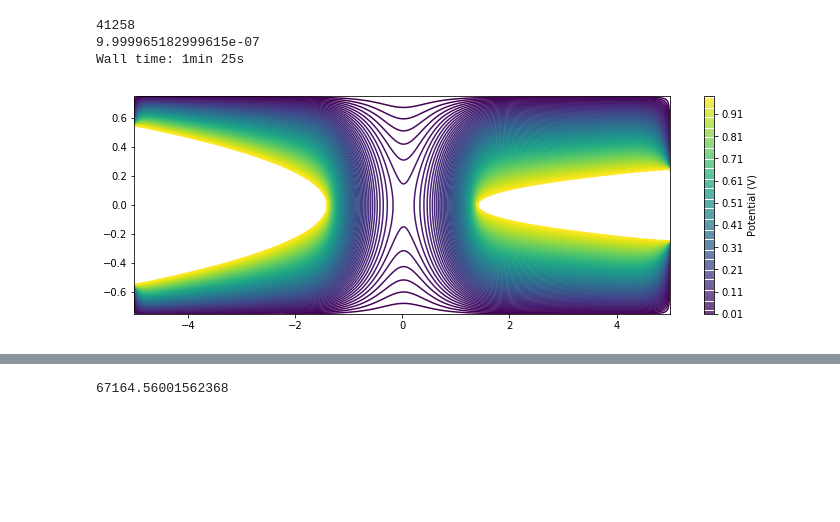
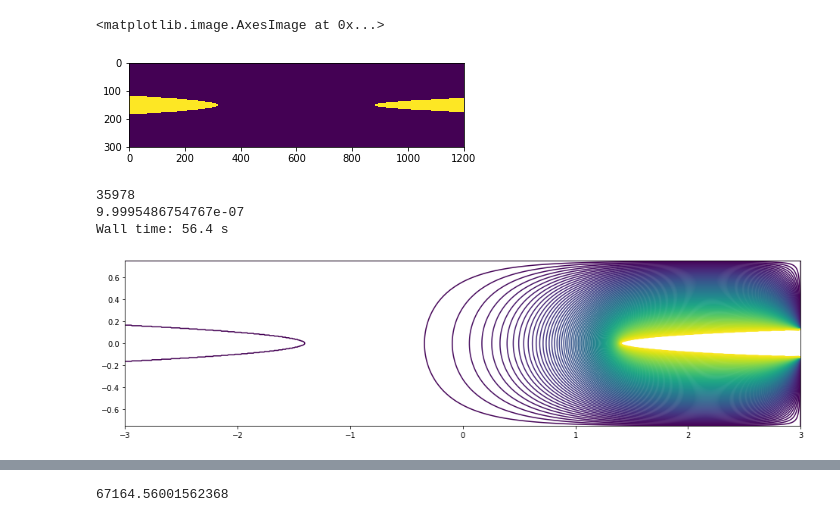
Before and after one commit to QITI/Needle_electrodes_for_ion_traps, a Jupyter notebook: data_analysis/needle_potential_simulation .ipynb, the cells around one changed output, grey strips where cells are left out. Saved outputs shown, nothing was run; the diff lists cells and outputs as text; code cells hidden in the pictures; blank space fills up the shorter version.

```diff
--- a/data_analysis/needle_potential_simulation .ipynb
+++ b/data_analysis/needle_potential_simulation .ipynb
@@ -289,17 +98,0 @@ plt.show()
-# %%
-%%time
-needle_parabolic_asym = draw_parabolic_asym(X,Y,needle_spacing,diameter,0.6)
-grid_points_parabolic_asym = set_grid_points(needle_parabolic_asym)
-parabolic_solved_asym = fast_numb_solve_test(needle_parabolic_asym,grid_points_parabolic_asym,100000,1e-6)
-# %% [output]
-41258
-9.999965182999615e-07
-Wall time: 1min 25s
-# %%
-fig = plt.figure(figsize = (12,4))
-ax1 = fig.add_subplot(111)
-cs = ax1.contour(X,Y,parabolic_solved_asym,100)
-plt.colorbar(cs).set_label('Potential (V)')
-plt.show()
-# %% [output]
-[figure, removed]
@@ -305,0 +165,9 @@ plt.show()
+# %%
+diameter1 = 0.251 #for needle 8 from data
+diameter2 = 0.336 # for needle 7 from data
+image_for_grid_points = draw_parabolic_single(X,Y,needle_spacing,diameter1) \
+                        + np.flip(draw_parabolic_single(X,Y,needle_spacing,diameter2))
+plt.imshow(image_for_grid_points)
+# %% [output]
+<matplotlib.image.AxesImage at 0x...>
+[figure, added]
@@ -305,0 +178,14 @@ plt.show()
+# %%
+%%time
+needle_1_solved = fast_numb_solve_test(needle_1,grid_points,100000,1e-6)
+# %% [output]
+35978
+9.9995486754767e-07
+Wall time: 56.4 s
+# %%
+fig = plt.figure(figsize = (16,4))
+ax1 = fig.add_subplot(111)
+ax1.contour(X,Y,needle_1_solved,100)
+plt.show()
+# %% [output]
+[figure, added]
```
Also changed, not shown: parts of 47 cells of this notebook, 18 other files.
